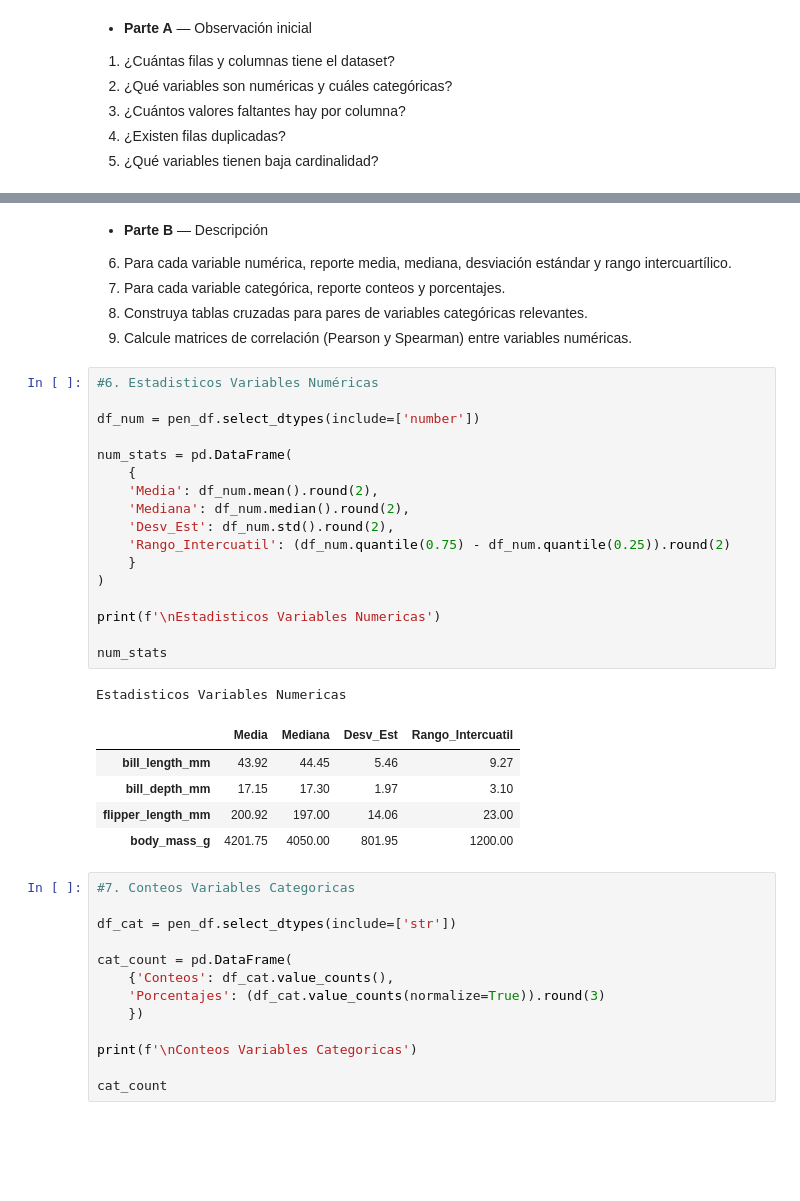
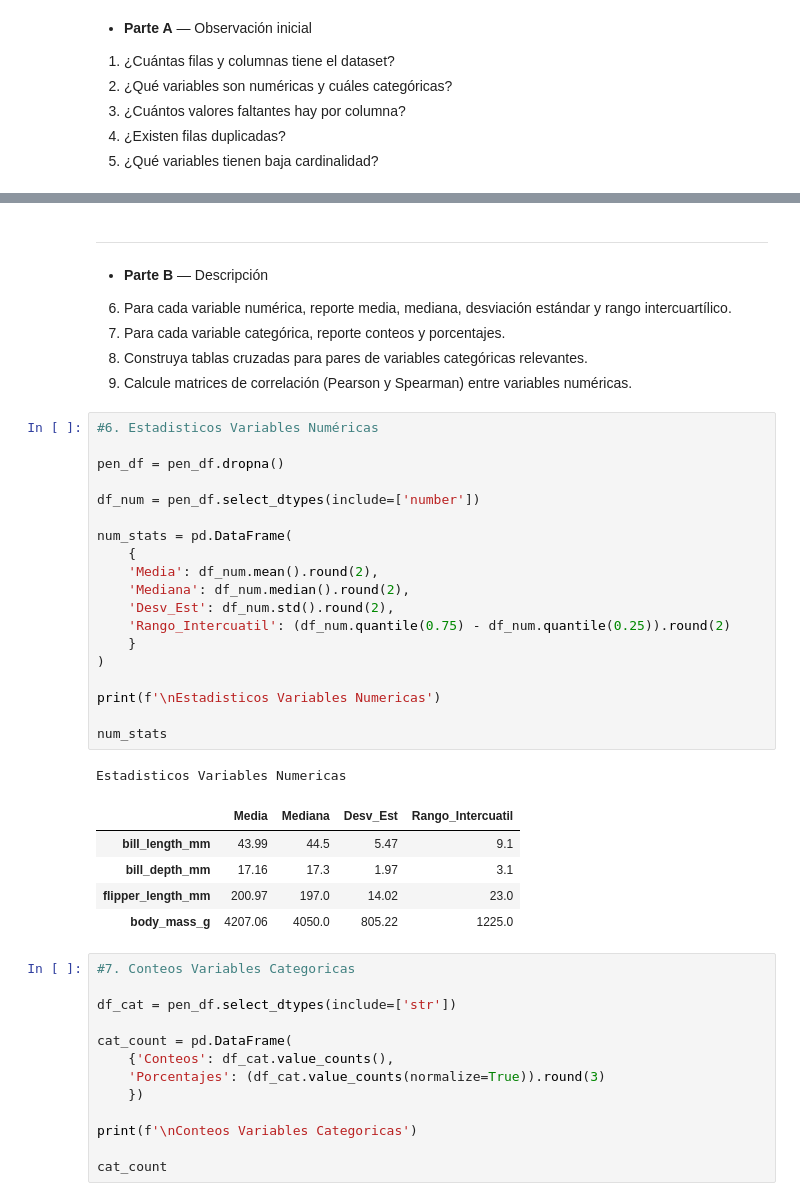
Before and after one commit to CienciaDatosUdea/002_EstudiantesAprendizajeEstadistico, a Jupyter notebook: semestre2026-2/Estudiantes/Lopez_5333/Laboratorio_01_pinguinos_v2_IA.ipynb, the cells around one changed output, grey strips where cells are left out. Cells and saved outputs as stored; diff of their text form; blank space fills up the shorter version.

```diff
--- a/semestre2026-2/Estudiantes/Lopez_5333/Laboratorio_01_pinguinos_v2_IA.ipynb
+++ b/semestre2026-2/Estudiantes/Lopez_5333/Laboratorio_01_pinguinos_v2_IA.ipynb
@@ -87,4 +102,6 @@ dtype: float64
 # %% [markdown]
+______
+
 - **Parte B** — Descripción
 
 6) Para cada variable numérica, reporte media, mediana, desviación estándar y rango intercuartílico.
@@ -93,28 +110,30 @@ dtype: float64
 9) Calcule matrices de correlación (Pearson y Spearman) entre variables numéricas.
 # %%
 #6. Estadisticos Variables Numéricas
+
+pen_df = pen_df.dropna()
 
 df_num = pen_df.select_dtypes(include=['number'])
 
 num_stats = pd.DataFrame(
     {
     'Media': df_num.mean().round(2),
     'Mediana': df_num.median().round(2),
     'Desv_Est': df_num.std().round(2),
     'Rango_Intercuatil': (df_num.quantile(0.75) - df_num.quantile(0.25)).round(2)
     }
 )
 
 print(f'\nEstadisticos Variables Numericas')
 
 num_stats
 # %% [output]
 Estadisticos Variables Numericas
 |  | Media | Mediana | Desv_Est | Rango_Intercuatil |
-| bill_length_mm | 43.92 | 44.45 | 5.46 | 9.27 |
-| bill_depth_mm | 17.15 | 17.30 | 1.97 | 3.10 |
-| flipper_length_mm | 200.92 | 197.00 | 14.06 | 23.00 |
-| body_mass_g | 4201.75 | 4050.00 | 801.95 | 1200.00 |
+| bill_length_mm | 43.99 | 44.5 | 5.47 | 9.1 |
+| bill_depth_mm | 17.16 | 17.3 | 1.97 | 3.1 |
+| flipper_length_mm | 200.97 | 197.0 | 14.02 | 23.0 |
+| body_mass_g | 4207.06 | 4050.0 | 805.22 | 1225.0 |
 # %%
 #7. Conteos Variables Categoricas
 
```
Also changed, not shown: parts of 23 cells of this notebook, 1 other file.
